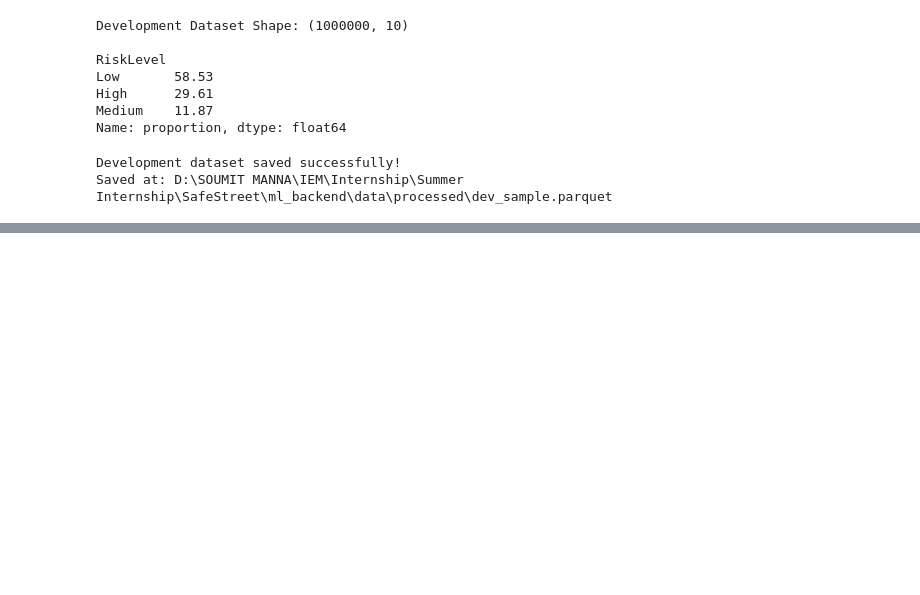
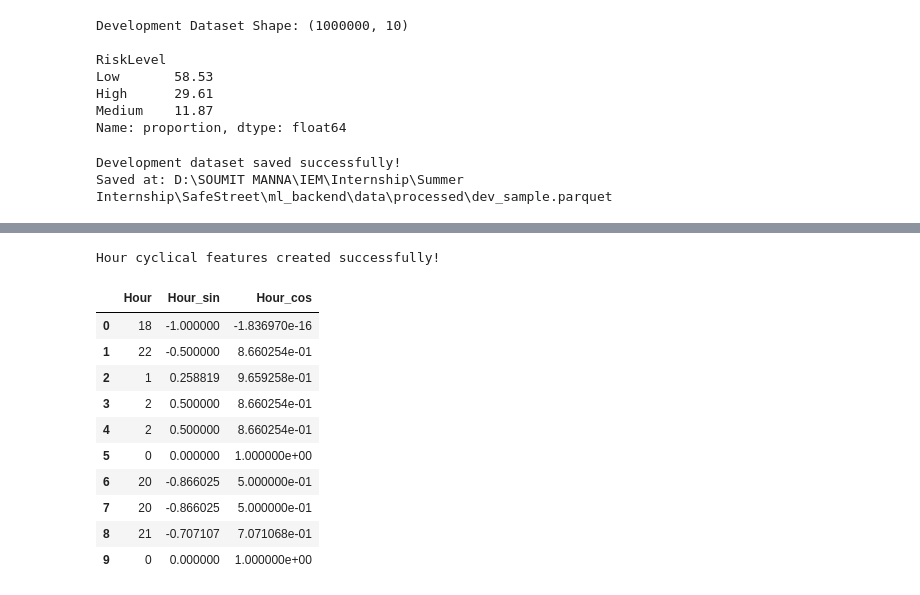
Before and after one commit to soumitmanna/SafeStreet-AI, a Jupyter notebook: ml_backend/notebooks/02_Feature_Engineering.ipynb, the cells around one changed output, grey strips where cells are left out. Cells and saved outputs as stored; diff of their text form; code cells hidden in the pictures; blank space fills up the shorter version.

```diff
--- a/ml_backend/notebooks/02_Feature_Engineering.ipynb
+++ b/ml_backend/notebooks/02_Feature_Engineering.ipynb
@@ -395,0 +465,22 @@ Saved at: D:\SOUMIT MANNA\IEM\Internship\Summer Internship\SafeStreet\ml_backend
+# %%
+# ==========================================
+# IsBusinessHours Feature
+# ==========================================
+
+processed_df["IsBusinessHours"] = (
+    (processed_df["Hour"] >= 9) &
+    (processed_df["Hour"] < 18)
+).astype(int)
+
+print("IsBusinessHours Feature Created Successfully!\n")
+
+print(processed_df["IsBusinessHours"].value_counts())
+
+print("\nPercentage Distribution:")
+
+print(
+    processed_df["IsBusinessHours"]
+    .value_counts(normalize=True)
+    .mul(100)
+    .round(2)
+)
@@ -395,0 +500,33 @@ Saved at: D:\SOUMIT MANNA\IEM\Internship\Summer Internship\SafeStreet\ml_backend
+# %%
+# ==========================================
+# Cyclical Encoding of Hour
+# ==========================================
+
+import numpy as np
+
+processed_df["Hour_sin"] = np.sin(
+    2 * np.pi * processed_df["Hour"] / 24
+)
+
+processed_df["Hour_cos"] = np.cos(
+    2 * np.pi * processed_df["Hour"] / 24
+)
+
+print("Hour cyclical features created successfully!\n")
+
+processed_df[
+    ["Hour", "Hour_sin", "Hour_cos"]
+].head(10)
+# %% [output]
+Hour cyclical features created successfully!
+|  | Hour | Hour_sin | Hour_cos |
+| 0 | 18 | -1.000000 | -1.836970e-16 |
+| 1 | 22 | -0.500000 | 8.660254e-01 |
+| 2 | 1 | 0.258819 | 9.659258e-01 |
+| 3 | 2 | 0.500000 | 8.660254e-01 |
+| 4 | 2 | 0.500000 | 8.660254e-01 |
+| 5 | 0 | 0.000000 | 1.000000e+00 |
+| 6 | 20 | -0.866025 | 5.000000e-01 |
+| 7 | 20 | -0.866025 | 5.000000e-01 |
+| 8 | 21 | -0.707107 | 7.071068e-01 |
+| 9 | 0 | 0.000000 | 1.000000e+00 |
```
Also changed, not shown: parts of 8 cells of this notebook, 11 other files.
